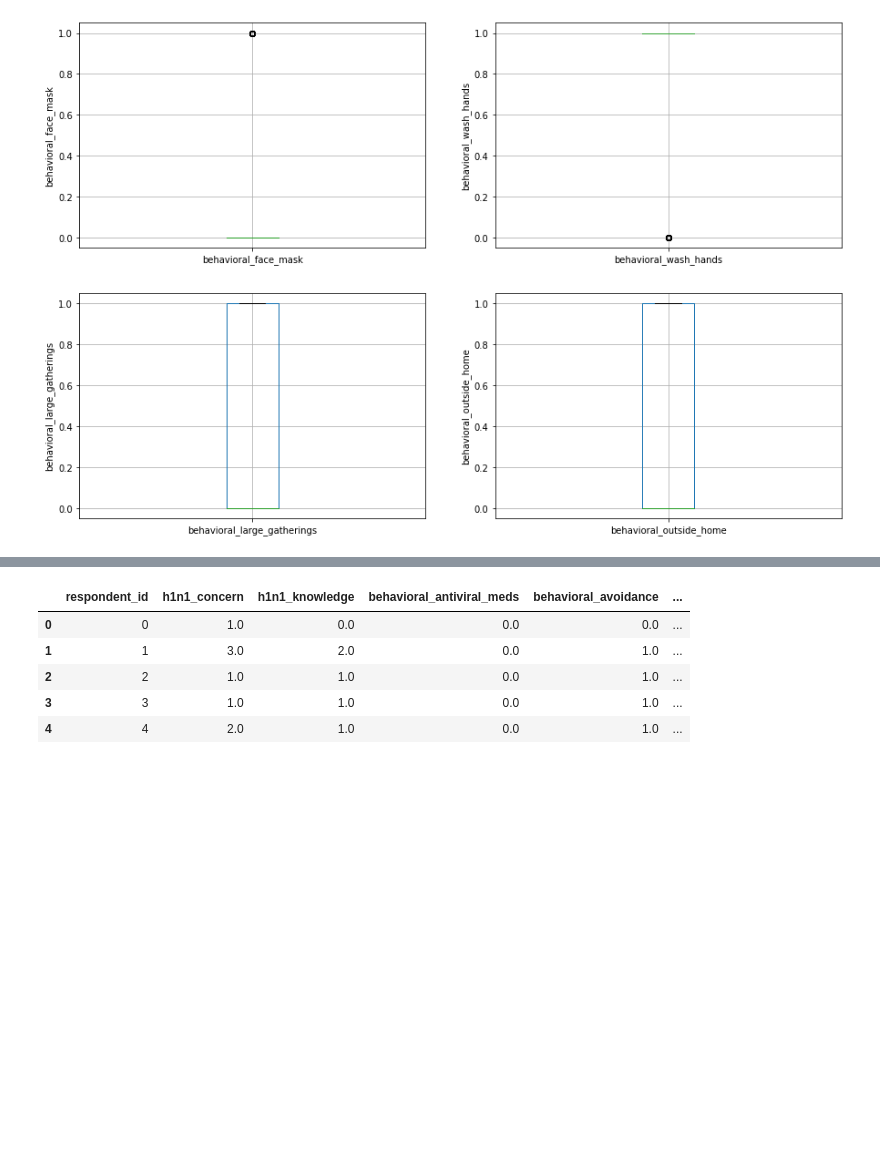
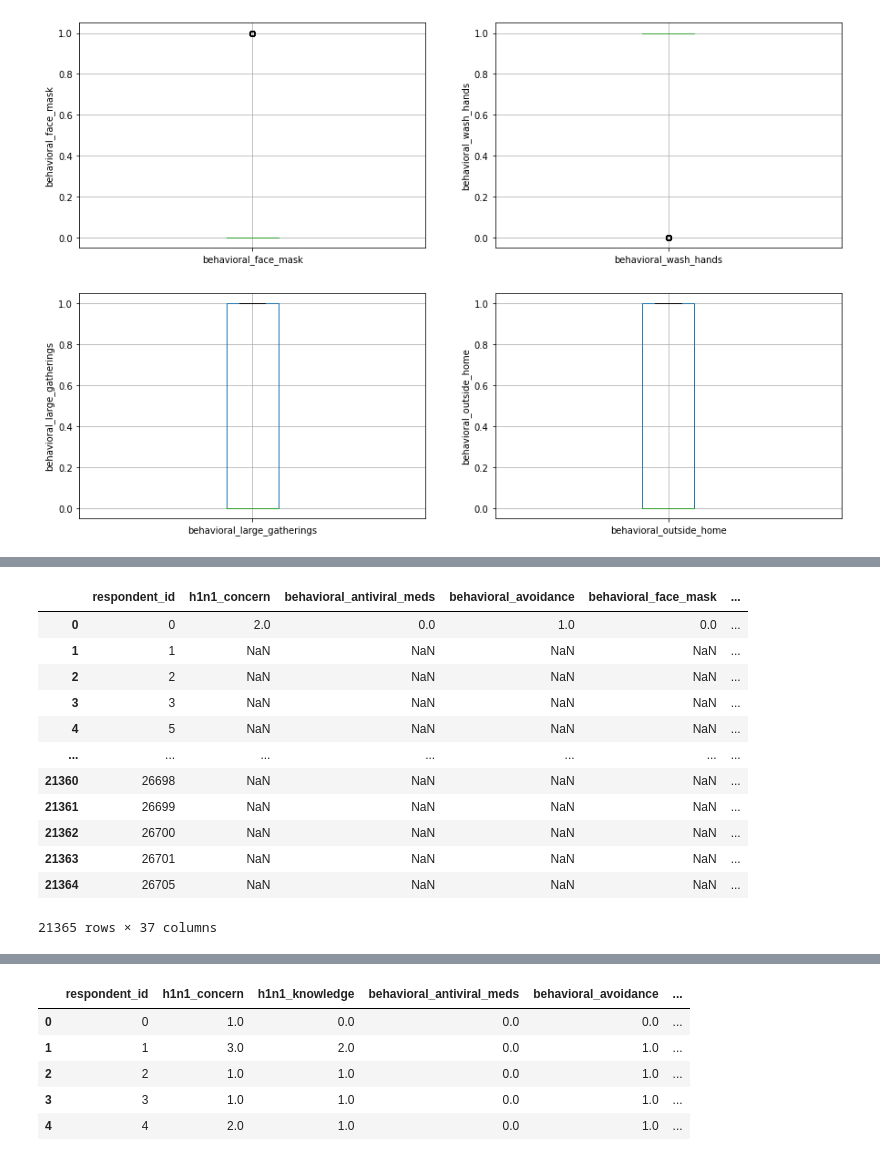
Before and after one commit to PETERNJUGU4/Njugu_Phase_3_Project, a Jupyter notebook: index.ipynb, the cells around one changed output, grey strips where cells are left out. Saved outputs shown, nothing was run; the diff lists cells and outputs as text; code cells hidden in the pictures; blank space fills up the shorter version.

```diff
--- a/index.ipynb
+++ b/index.ipynb
@@ -828,4 +795,0 @@ missing_data
-# %%
-# filling null values with mean
-df = df.fillna(df_test_set.mean())
-df_test_set.head()
@@ -839,0 +838,4 @@ df_test_set.head()
+# %%
+X = df.drop(['h1n1_knowledge'], axis=1)
+
+y = df['h1n1_knowledge']
@@ -839,0 +844,9 @@ df_test_set.head()
+# %%
+# split X and y into training and testing sets
+
+from sklearn.model_selection import train_test_split
+
+X_train, X_test, y_train, y_test = train_test_split(X, y, test_size = 0.2, random_state = 0)
+# check the shape of X_train and X_test
+
+X_train.shape, X_test.shape
@@ -839,0 +1083,16 @@ df_test_set.head()
+# %%
+X_train.mode()
+# %% [output]
+|  | respondent_id | h1n1_concern | behavioral_antiviral_meds | behavioral_avoidance | behavioral_face_mask | ... |
+| 0 | 0 | 2.0 | 0.0 | 1.0 | 0.0 | ... |
+| 1 | 1 | NaN | NaN | NaN | NaN | ... |
+| 2 | 2 | NaN | NaN | NaN | NaN | ... |
+| 3 | 3 | NaN | NaN | NaN | NaN | ... |
+| 4 | 5 | NaN | NaN | NaN | NaN | ... |
+| ... | ... | ... | ... | ... | ... | ... |
+| 21360 | 26698 | NaN | NaN | NaN | NaN | ... |
+| 21361 | 26699 | NaN | NaN | NaN | NaN | ... |
+| 21362 | 26700 | NaN | NaN | NaN | NaN | ... |
+| 21363 | 26701 | NaN | NaN | NaN | NaN | ... |
+| 21364 | 26705 | NaN | NaN | NaN | NaN | ... |
+21365 rows × 37 columns
```
Also changed, not shown: parts of 61 cells of this notebook.
